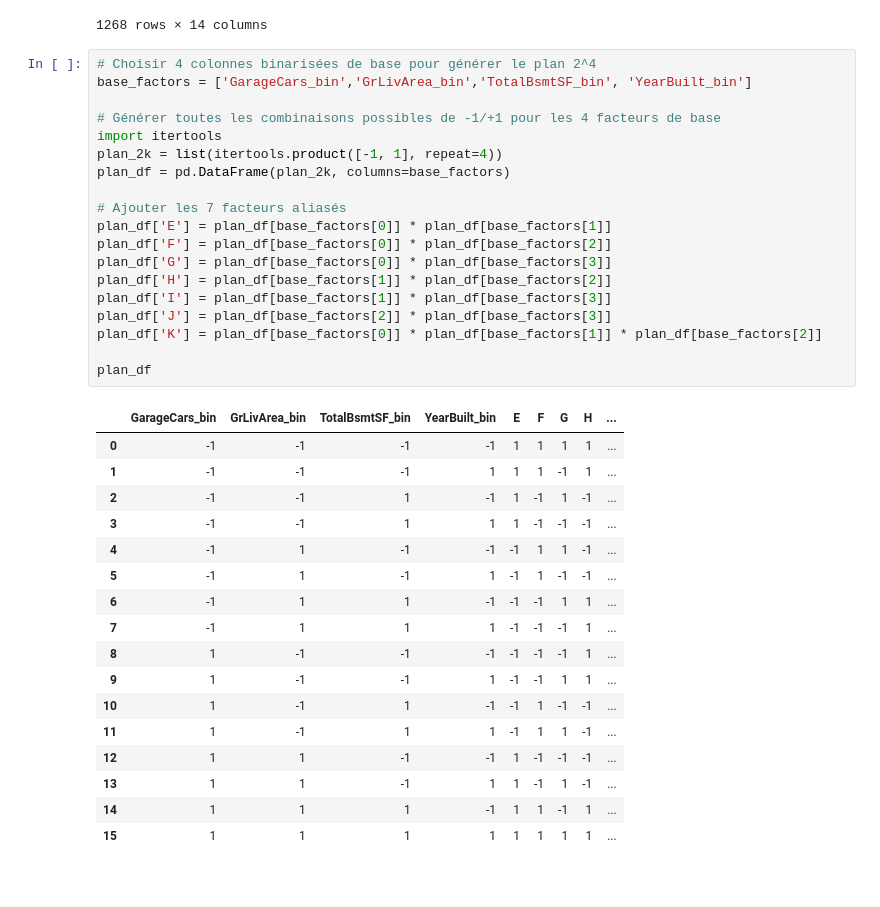
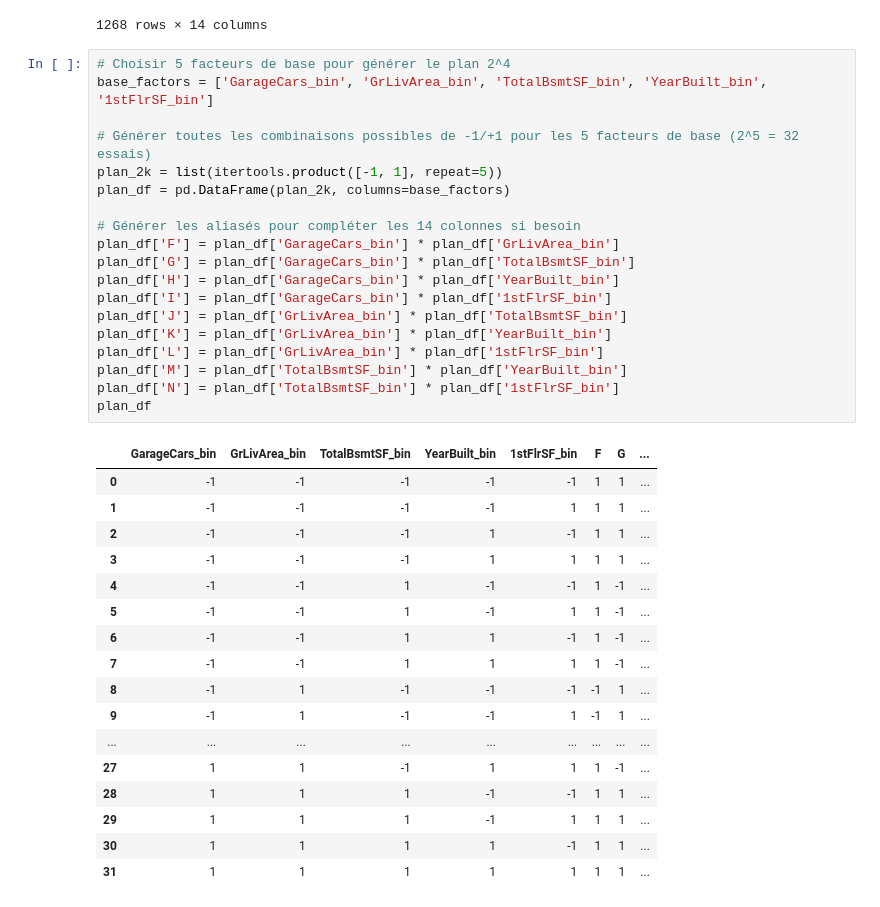
Before and after one commit to decimoplays/CStat-Project, a Jupyter notebook: cstat-project.ipynb, the cells around one changed output. Cells and saved outputs as stored; diff of their text form.

```diff
--- a/cstat-project.ipynb
+++ b/cstat-project.ipynb
@@ -590,42 +539,42 @@ binarized_df
 | 1459 | -1 | -1 | 1 | -1 | 1 | 1 | ... |
 1268 rows × 14 columns
 # %%
-# Choisir 4 colonnes binarisées de base pour générer le plan 2^4
-base_factors = ['GarageCars_bin','GrLivArea_bin','TotalBsmtSF_bin', 'YearBuilt_bin']
+# Choisir 5 facteurs de base pour générer le plan 2^4
+base_factors = ['GarageCars_bin', 'GrLivArea_bin', 'TotalBsmtSF_bin', 'YearBuilt_bin', '1stFlrSF_bin']
 
-# Générer toutes les combinaisons possibles de -1/+1 pour les 4 facteurs de base
-import itertools
-plan_2k = list(itertools.product([-1, 1], repeat=4))
+# Générer toutes les combinaisons possibles de -1/+1 pour les 5 facteurs de base (2^5 = 32 essais)
+plan_2k = list(itertools.product([-1, 1], repeat=5))
 plan_df = pd.DataFrame(plan_2k, columns=base_factors)
 
-# Ajouter les 7 facteurs aliasés
-plan_df['E'] = plan_df[base_factors[0]] * plan_df[base_factors[1]]
-plan_df['F'] = plan_df[base_factors[0]] * plan_df[base_factors[2]]
-plan_df['G'] = plan_df[base_factors[0]] * plan_df[base_factors[3]]
-plan_df['H'] = plan_df[base_factors[1]] * plan_df[base_factors[2]]
-plan_df['I'] = plan_df[base_factors[1]] * plan_df[base_factors[3]]
-plan_df['J'] = plan_df[base_factors[2]] * plan_df[base_factors[3]]
-plan_df['K'] = plan_df[base_factors[0]] * plan_df[base_factors[1]] * plan_df[base_factors[2]]
-
+# Générer les aliasés pour compléter les 14 colonnes si besoin
+plan_df['F'] = plan_df['GarageCars_bin'] * plan_df['GrLivArea_bin']
+plan_df['G'] = plan_df['GarageCars_bin'] * plan_df['TotalBsmtSF_bin']
+plan_df['H'] = plan_df['GarageCars_bin'] * plan_df['YearBuilt_bin']
+plan_df['I'] = plan_df['GarageCars_bin'] * plan_df['1stFlrSF_bin']
+plan_df['J'] = plan_df['GrLivArea_bin'] * plan_df['TotalBsmtSF_bin']
+plan_df['K'] = plan_df['GrLivArea_bin'] * plan_df['YearBuilt_bin']
+plan_df['L'] = plan_df['GrLivArea_bin'] * plan_df['1stFlrSF_bin']
+plan_df['M'] = plan_df['TotalBsmtSF_bin'] * plan_df['YearBuilt_bin']
+plan_df['N'] = plan_df['TotalBsmtSF_bin'] * plan_df['1stFlrSF_bin']
 plan_df
 # %% [output]
-|  | GarageCars_bin | GrLivArea_bin | TotalBsmtSF_bin | YearBuilt_bin | E | F | G | H | ... |
-| 0 | -1 | -1 | -1 | -1 | 1 | 1 | 1 | 1 | ... |
-| 1 | -1 | -1 | -1 | 1 | 1 | 1 | -1 | 1 | ... |
-| 2 | -1 | -1 | 1 | -1 | 1 | -1 | 1 | -1 | ... |
-| 3 | -1 | -1 | 1 | 1 | 1 | -1 | -1 | -1 | ... |
-| 4 | -1 | 1 | -1 | -1 | -1 | 1 | 1 | -1 | ... |
-| 5 | -1 | 1 | -1 | 1 | -1 | 1 | -1 | -1 | ... |
-| 6 | -1 | 1 | 1 | -1 | -1 | -1 | 1 | 1 | ... |
-| 7 | -1 | 1 | 1 | 1 | -1 | -1 | -1 | 1 | ... |
-| 8 | 1 | -1 | -1 | -1 | -1 | -1 | -1 | 1 | ... |
-| 9 | 1 | -1 | -1 | 1 | -1 | -1 | 1 | 1 | ... |
-| 10 | 1 | -1 | 1 | -1 | -1 | 1 | -1 | -1 | ... |
-| 11 | 1 | -1 | 1 | 1 | -1 | 1 | 1 | -1 | ... |
-| 12 | 1 | 1 | -1 | -1 | 1 | -1 | -1 | -1 | ... |
-| 13 | 1 | 1 | -1 | 1 | 1 | -1 | 1 | -1 | ... |
-| 14 | 1 | 1 | 1 | -1 | 1 | 1 | -1 | 1 | ... |
-| 15 | 1 | 1 | 1 | 1 | 1 | 1 | 1 | 1 | ... |
+|  | GarageCars_bin | GrLivArea_bin | TotalBsmtSF_bin | YearBuilt_bin | 1stFlrSF_bin | F | G | ... |
+| 0 | -1 | -1 | -1 | -1 | -1 | 1 | 1 | ... |
+| 1 | -1 | -1 | -1 | -1 | 1 | 1 | 1 | ... |
+| 2 | -1 | -1 | -1 | 1 | -1 | 1 | 1 | ... |
+| 3 | -1 | -1 | -1 | 1 | 1 | 1 | 1 | ... |
+| 4 | -1 | -1 | 1 | -1 | -1 | 1 | -1 | ... |
+| 5 | -1 | -1 | 1 | -1 | 1 | 1 | -1 | ... |
+| 6 | -1 | -1 | 1 | 1 | -1 | 1 | -1 | ... |
+| 7 | -1 | -1 | 1 | 1 | 1 | 1 | -1 | ... |
+| 8 | -1 | 1 | -1 | -1 | -1 | -1 | 1 | ... |
+| 9 | -1 | 1 | -1 | -1 | 1 | -1 | 1 | ... |
+| ... | ... | ... | ... | ... | ... | ... | ... | ... |
+| 27 | 1 | 1 | -1 | 1 | 1 | 1 | -1 | ... |
+| 28 | 1 | 1 | 1 | -1 | -1 | 1 | 1 | ... |
+| 29 | 1 | 1 | 1 | -1 | 1 | 1 | 1 | ... |
+| 30 | 1 | 1 | 1 | 1 | -1 | 1 | 1 | ... |
+| 31 | 1 | 1 | 1 | 1 | 1 | 1 | 1 | ... |
 # %%
 for var in base_factors:
     original_var = var.replace('_bin', '')
```
Also changed, not shown: parts of 6 cells of this notebook.
